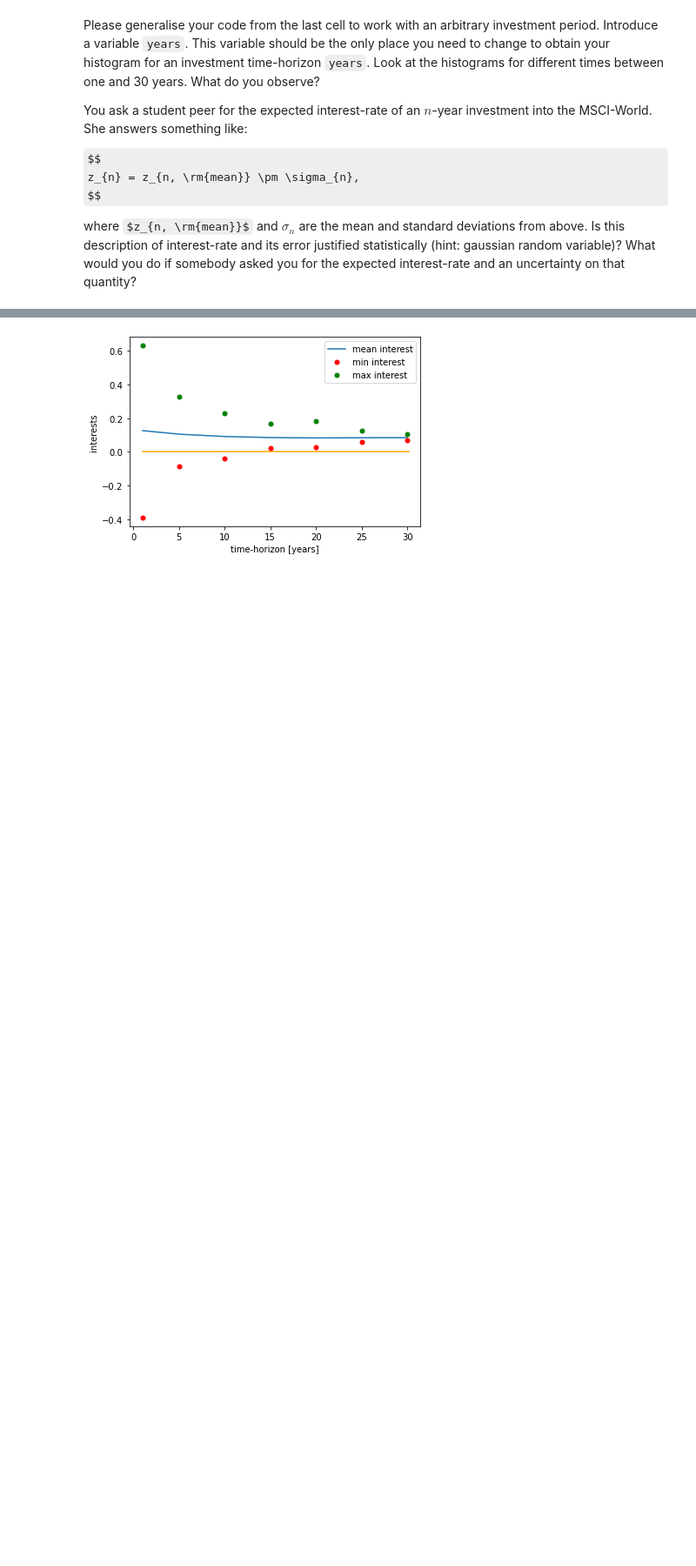
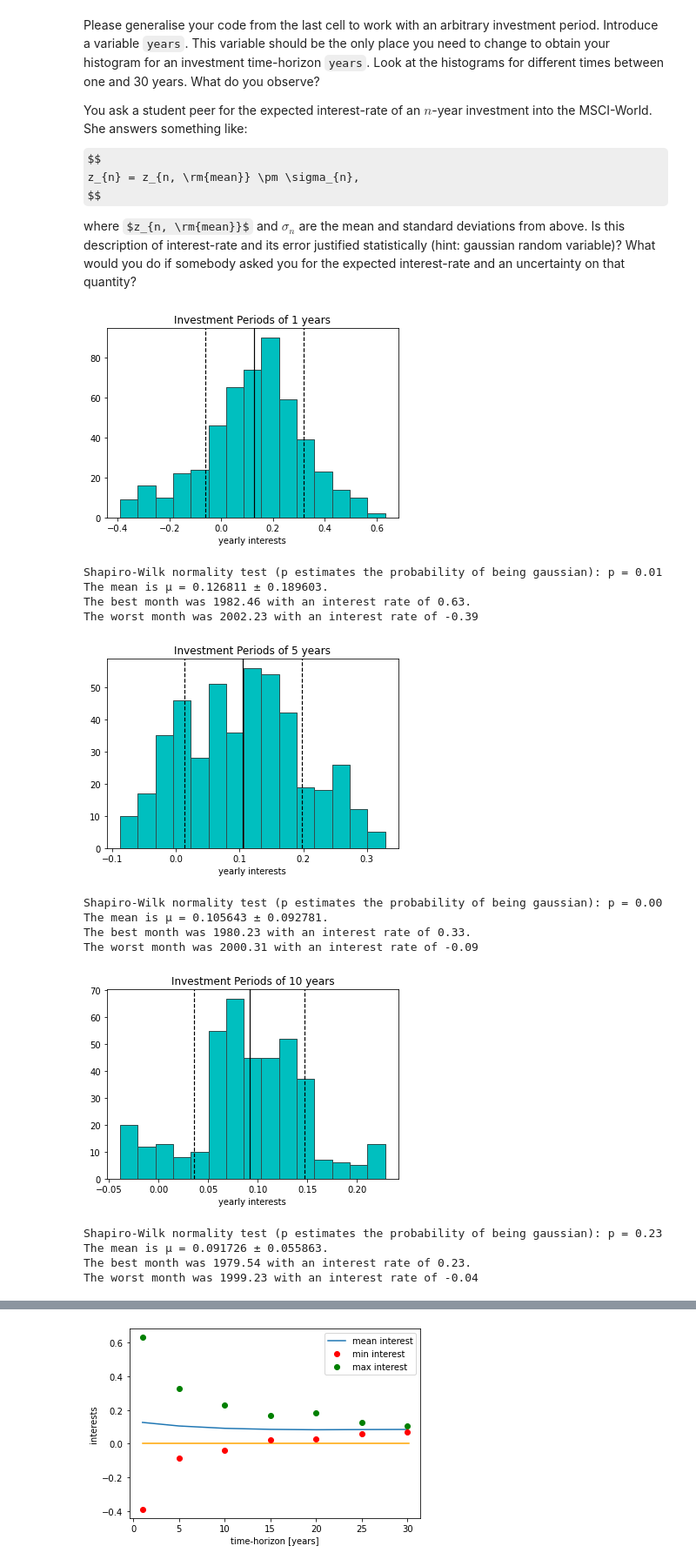
Before and after one commit to tesla1900/programming_course, a Jupyter notebook: Project_Moritz/Project_1_Stock_Market_Investements_students.ipynb, the cells around one changed output, grey strips where cells are left out. Shown: that part at 87% size. Cells and saved outputs as stored; diff of their text form; code cells hidden in the pictures; some formulas as TeX source; blank space fills up the shorter version.

```diff
--- a/Project_Moritz/Project_1_Stock_Market_Investements_students.ipynb
+++ b/Project_Moritz/Project_1_Stock_Market_Investements_students.ipynb
@@ -269,3 +204,69 @@ z_{n} = z_{n, \rm{mean}} \pm \sigma_{n},
 $$
 
 where $z_{n, \rm{mean}}$ and $\sigma_{n}$ are the mean and standard deviations from above. Is this description of interest-rate and its error justified statistically (hint: gaussian random variable)? What would you do if somebody asked you for the expected interest-rate and an uncertainty on that quantity?
+# %%
+from scipy.stats import normaltest
+import scipy.stats as stats
+
+# returns the interest rates for all possible investments of n years between Nov. 1979 and Okt. 2021
+def f_interests(n):
+    a_index = np.arange(0, len(values) - 12 * n, 1)
+    interests = interest(values[a_index],values[a_index + 12 * n], n)
+
+    return interests
+
+# plots an histogramm of the avarage yearly interest rate for an investment period of n years
+def interestHist(n):
+
+    interests = f_interests(n)
+    mean = np.mean(interests)
+    std = np.std(interests)
+    i_max_interest = np.argmax(interests)
+    i_min_interest = np.argmin(interests)
+    # Shapiro-Wilk test for normality, p estimates the probability of the variable being distributed like gaussian random variable
+    stat, p = normaltest(interests)
+
+    # histogramm of interests for investment period of n years
+    plt.hist(interests , 15 , color = 'c', edgecolor = 'darkslategray')
+    plt.title('Investment Periods of %d years' %n)
+    plt.xlabel('yearly interests')
+    plt.axvline(mean, color = 'k', linestyle = '-', linewidth = 1.2)
+    plt.axvline(mean + std, color = 'k', linestyle = 'dashed', linewidth = 1.2)
+    plt.axvline(mean - std, color = 'k', linestyle = 'dashed', linewidth = 1.2)
+    #x = np.linspace(mean - 3*std, mean + 3*std, 100)
+    #plt.plot(x, stats.norm.pdf(x, mean, std))
+
+    plt.show()
+
+    print('Shapiro-Wilk normality test (p estimates the probability of being gaussian): p = %.2f' %p)
+    #if (p > 0.05): print('Close to gaussian random variable')
+    #else: print('Probably not gaussian distributed')
+
+
+    print('''The mean is μ = %f ± %f.
+The best month was %.2f with an interest rate of %.2f.
+The worst month was %.2f with an interest rate of %.2f''' %(mean, std, dates[i_max_interest], interests[i_max_interest], dates[i_min_interest], interests[i_min_interest]))
+
+    return None
+
+interestHist(1)
+interestHist(5)
+interestHist(10)
+interestHist(20)
+interestHist(30)
+# %% [output]
+[figure, new version]
+Shapiro-Wilk normality test (p estimates the probability of being gaussian): p = 0.01
+The mean is μ = 0.126811 ± 0.189603.
+The best month was 1982.46 with an interest rate of 0.63.
+The worst month was 2002.23 with an interest rate of -0.39
+[figure, new version]
+Shapiro-Wilk normality test (p estimates the probability of being gaussian): p = 0.00
+The mean is μ = 0.105643 ± 0.092781.
+The best month was 1980.23 with an interest rate of 0.33.
+The worst month was 2000.31 with an interest rate of -0.09
+[figure, new version]
+Shapiro-Wilk normality test (p estimates the probability of being gaussian): p = 0.23
+The mean is μ = 0.091726 ± 0.055863.
+The best month was 1979.54 with an interest rate of 0.23.
+The worst month was 1999.23 with an interest rate of -0.04
```
Also changed, not shown: parts of 12 cells of this notebook.
